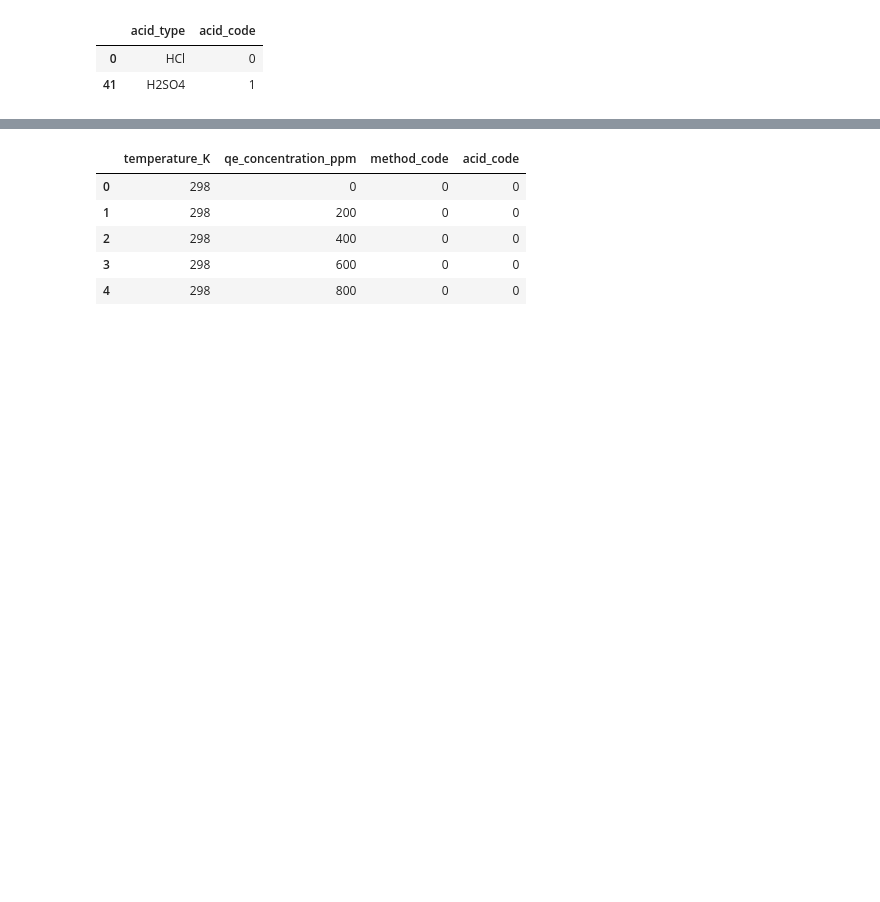
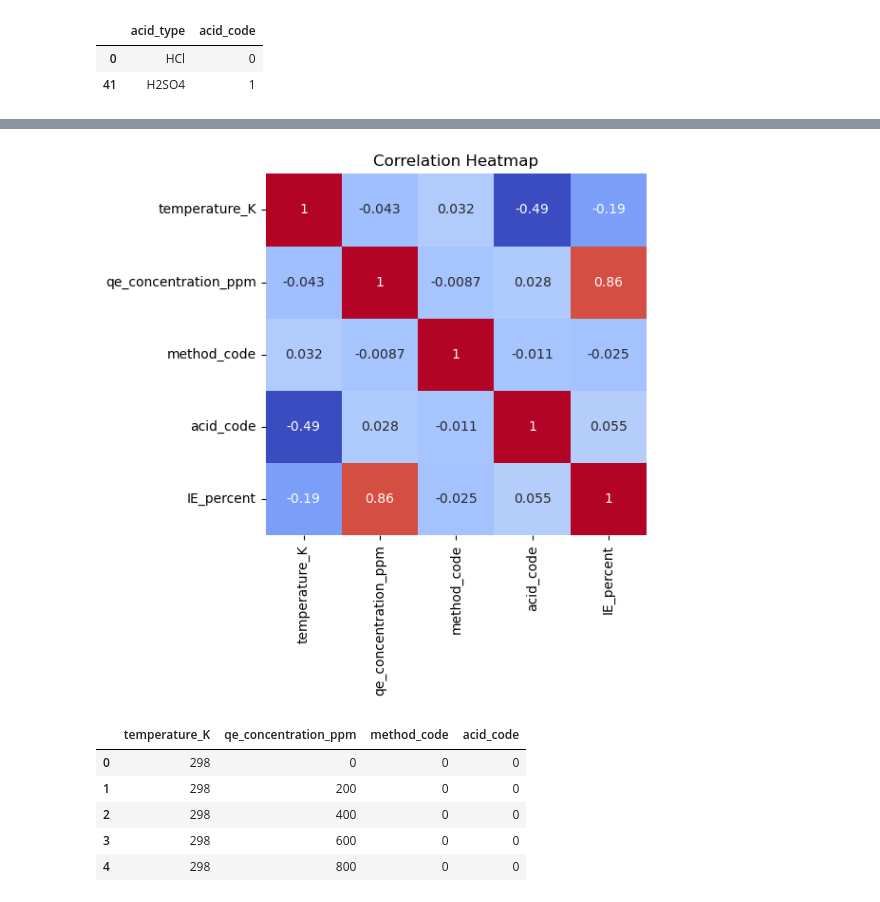
Before and after one commit to golafshani1985/ai-corrosion-quince, a Jupyter notebook: notebooks/01_baseline_model.ipynb, the cells around one changed output, grey strips where cells are left out. Cells and saved outputs as stored; diff of their text form; code cells hidden in the pictures; blank space fills up the shorter version.

Commit message:
Add correlation analysis heatmap

```diff
--- a/notebooks/01_baseline_model.ipynb
+++ b/notebooks/01_baseline_model.ipynb
@@ -46,0 +50,3 @@ df1[["acid_type", "acid_code"]].drop_duplicates()
+# %%
+correlation_data=df1[['temperature_K','qe_concentration_ppm','method_code','acid_code','IE_percent']]
+correlation_matrix=correlation_data.corr()
@@ -47,3 +62,12 @@ df1[["acid_type", "acid_code"]].drop_duplicates()
+# %%
+plt.figure(figsize=(6,6))
+sns.heatmap(correlation_matrix,cmap="coolwarm",annot=True,cbar=False)
+plt.title("Correlation Heatmap")
+plt.tight_layout()
+plt.savefig("../reports/correlation_heatmap.png", dpi=300, bbox_inches="tight")
+plt.show()
+# %% [output]
+[figure, added]
 # %%
 X= df1[['temperature_K','qe_concentration_ppm','method_code','acid_code']]
 # %%
```
Also changed, not shown: parts of 3 cells of this notebook, 2 other files.
